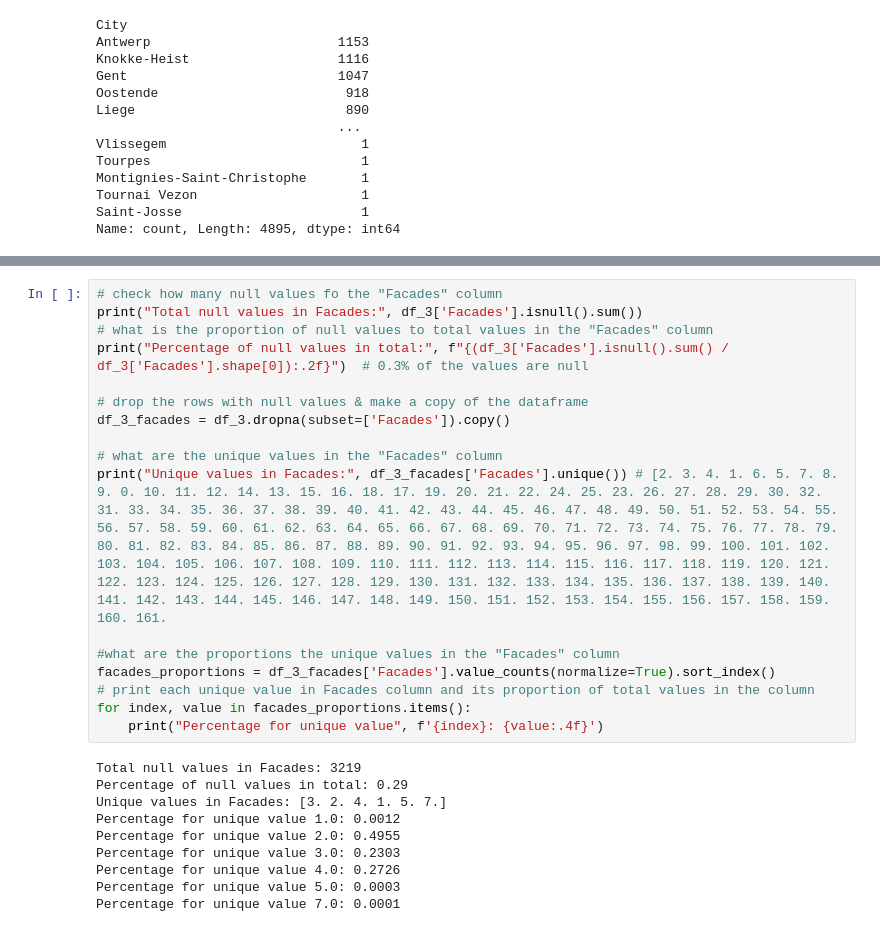
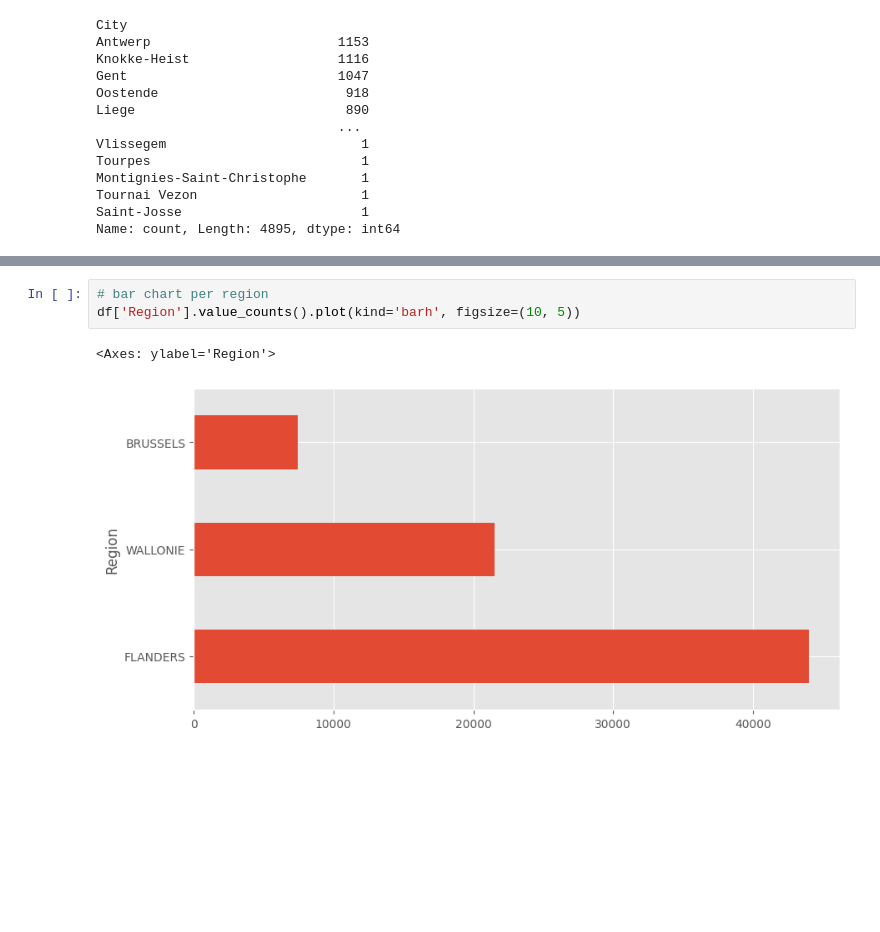
Before and after one commit to emsuru/charlie-02-data-analysis, a Jupyter notebook: EDA_charlie02.ipynb, the cells around one changed output, grey strips where cells are left out. Drawn from its saved outputs; the diff is of its cells as text; blank space fills up the shorter version.

```diff
--- a/EDA_charlie02.ipynb
+++ b/EDA_charlie02.ipynb
@@ -1178,27 +440,6 @@ Passing `palette` without assigning `hue` is deprecated and will be removed in v
-# %%
-# check how many null values fo the "Facades" column
-print("Total null values in Facades:", df_3['Facades'].isnull().sum())
-# what is the proportion of null values to total values in the "Facades" column
-print("Percentage of null values in total:", f"{(df_3['Facades'].isnull().sum() / df_3['Facades'].shape[0]):.2f}")  # 0.3% of the values are null
-
-# drop the rows with null values & make a copy of the dataframe
-df_3_facades = df_3.dropna(subset=['Facades']).copy()
-
-# what are the unique values in the "Facades" column
-print("Unique values in Facades:", df_3_facades['Facades'].unique()) # [2. 3. 4. 1. 6. 5. 7. 8. 9. 0. 10. 11. 12. 14. 13. 15. 16. 18. 17. 19. 20. 21. 22. 24. 25. 23. 26. 27. 28. 29. 30. 32. 31. 33. 34. 35. 36. 37. 38. 39. 40. 41. 42. 43. 44. 45. 46. 47. 48. 49. 50. 51. 52. 53. 54. 55. 56. 57. 58. 59. 60. 61. 62. 63. 64. 65. 66. 67. 68. 69. 70. 71. 72. 73. 74. 75. 76. 77. 78. 79. 80. 81. 82. 83. 84. 85. 86. 87. 88. 89. 90. 91. 92. 93. 94. 95. 96. 97. 98. 99. 100. 101. 102. 103. 104. 105. 106. 107. 108. 109. 110. 111. 112. 113. 114. 115. 116. 117. 118. 119. 120. 121. 122. 123. 124. 125. 126. 127. 128. 129. 130. 131. 132. 133. 134. 135. 136. 137. 138. 139. 140. 141. 142. 143. 144. 145. 146. 147. 148. 149. 150. 151. 152. 153. 154. 155. 156. 157. 158. 159. 160. 161.
-
-#what are the proportions the unique values in the "Facades" column
-facades_proportions = df_3_facades['Facades'].value_counts(normalize=True).sort_index()
-# print each unique value in Facades column and its proportion of total values in the column
-for index, value in facades_proportions.items():
-    print("Percentage for unique value", f'{index}: {value:.4f}')
-# %% [output]
-Total null values in Facades: 3219
-Percentage of null values in total: 0.29
-Unique values in Facades: [3. 2. 4. 1. 5. 7.]
-Percentage for unique value 1.0: 0.0012
-Percentage for unique value 2.0: 0.4955
-Percentage for unique value 3.0: 0.2303
-Percentage for unique value 4.0: 0.2726
-Percentage for unique value 5.0: 0.0003
-Percentage for unique value 7.0: 0.0001
+# %%
+# bar chart per region
+df['Region'].value_counts().plot(kind='barh', figsize=(10, 5))
+# %% [output]
+<Axes: ylabel='Region'>
+[figure, added]
```
Also changed, not shown: parts of 98 cells of this notebook.
